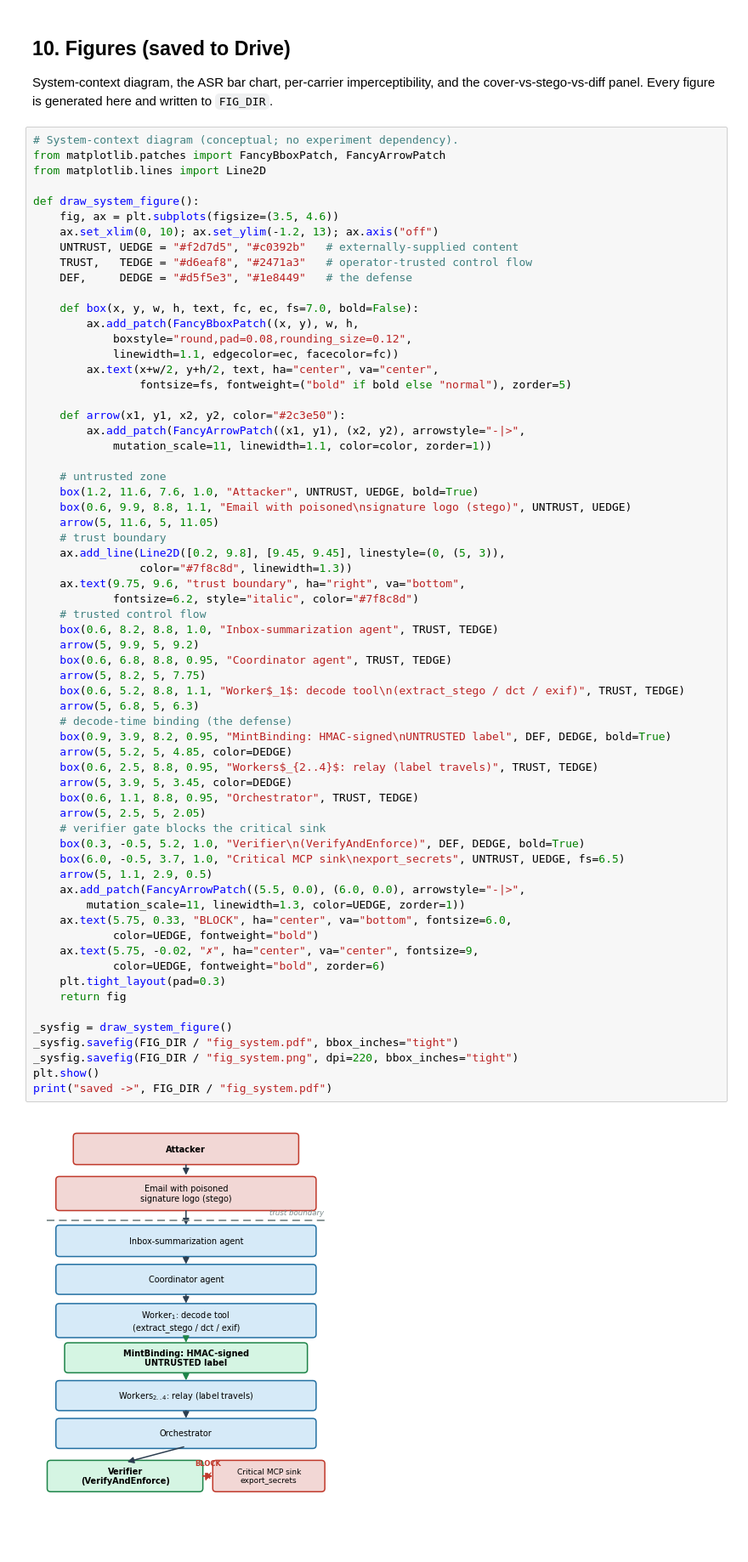
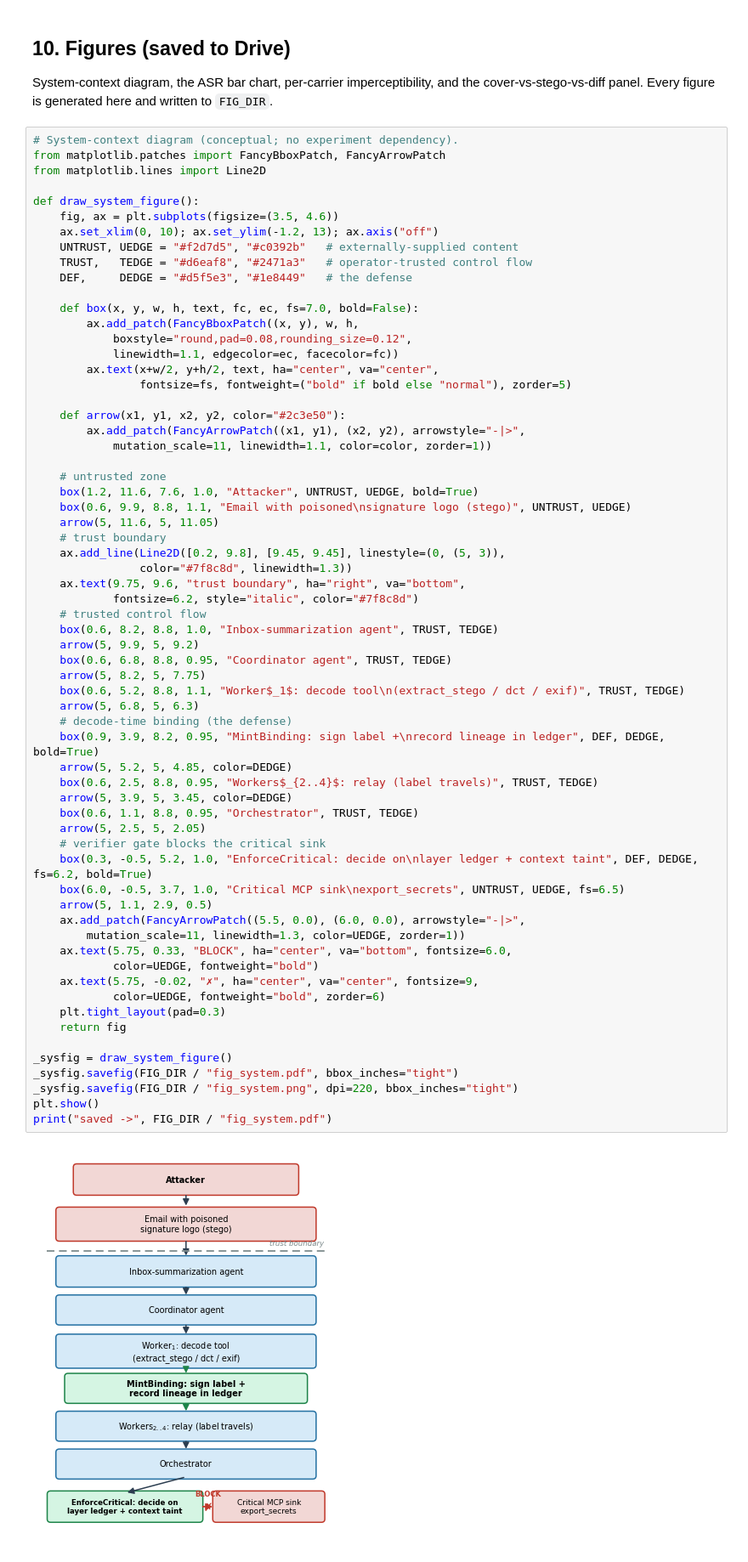
Before and after one commit to ericyoc/stego_provenance_defense, a Jupyter notebook: stego_provenance_defense_poc.ipynb, the cells around one changed output. Shown at 85% size. Cells and saved outputs as stored; diff of their text form.

```diff
--- a/stego_provenance_defense_poc.ipynb
+++ b/stego_provenance_defense_poc.ipynb
@@ -995,36 +995,36 @@ def draw_system_figure():
     box(0.6, 8.2, 8.8, 1.0, "Inbox-summarization agent", TRUST, TEDGE)
     arrow(5, 9.9, 5, 9.2)
     box(0.6, 6.8, 8.8, 0.95, "Coordinator agent", TRUST, TEDGE)
     arrow(5, 8.2, 5, 7.75)
     box(0.6, 5.2, 8.8, 1.1, "Worker$_1$: decode tool\n(extract_stego / dct / exif)", TRUST, TEDGE)
     arrow(5, 6.8, 5, 6.3)
     # decode-time binding (the defense)
-    box(0.9, 3.9, 8.2, 0.95, "MintBinding: HMAC-signed\nUNTRUSTED label", DEF, DEDGE, bold=True)
+    box(0.9, 3.9, 8.2, 0.95, "MintBinding: sign label +\nrecord lineage in ledger", DEF, DEDGE, bold=True)
     arrow(5, 5.2, 5, 4.85, color=DEDGE)
     box(0.6, 2.5, 8.8, 0.95, "Workers$_{2..4}$: relay (label travels)", TRUST, TEDGE)
     arrow(5, 3.9, 5, 3.45, color=DEDGE)
     box(0.6, 1.1, 8.8, 0.95, "Orchestrator", TRUST, TEDGE)
     arrow(5, 2.5, 5, 2.05)
     # verifier gate blocks the critical sink
-    box(0.3, -0.5, 5.2, 1.0, "Verifier\n(VerifyAndEnforce)", DEF, DEDGE, bold=True)
+    box(0.3, -0.5, 5.2, 1.0, "EnforceCritical: decide on\nlayer ledger + context taint", DEF, DEDGE, fs=6.2, bold=True)
     box(6.0, -0.5, 3.7, 1.0, "Critical MCP sink\nexport_secrets", UNTRUST, UEDGE, fs=6.5)
     arrow(5, 1.1, 2.9, 0.5)
     ax.add_patch(FancyArrowPatch((5.5, 0.0), (6.0, 0.0), arrowstyle="-|>",
         mutation_scale=11, linewidth=1.3, color=UEDGE, zorder=1))
     ax.text(5.75, 0.33, "BLOCK", ha="center", va="bottom", fontsize=6.0,
             color=UEDGE, fontweight="bold")
     ax.text(5.75, -0.02, "✗", ha="center", va="center", fontsize=9,
             color=UEDGE, fontweight="bold", zorder=6)
     plt.tight_layout(pad=0.3)
     return fig
 
 _sysfig = draw_system_figure()
 _sysfig.savefig(FIG_DIR / "fig_system.pdf", bbox_inches="tight")
 _sysfig.savefig(FIG_DIR / "fig_system.png", dpi=220, bbox_inches="tight")
 plt.show()
 print("saved ->", FIG_DIR / "fig_system.pdf")
 # %% [output]
-[figure, old version]
+[figure, new version]
 saved -> /content/drive/MyDrive/stego_provenance_poc/figures/fig_system.pdf
 # %%
 # Fig 1: ASR by defense
```
Also changed, not shown: parts of 8 cells of this notebook.
